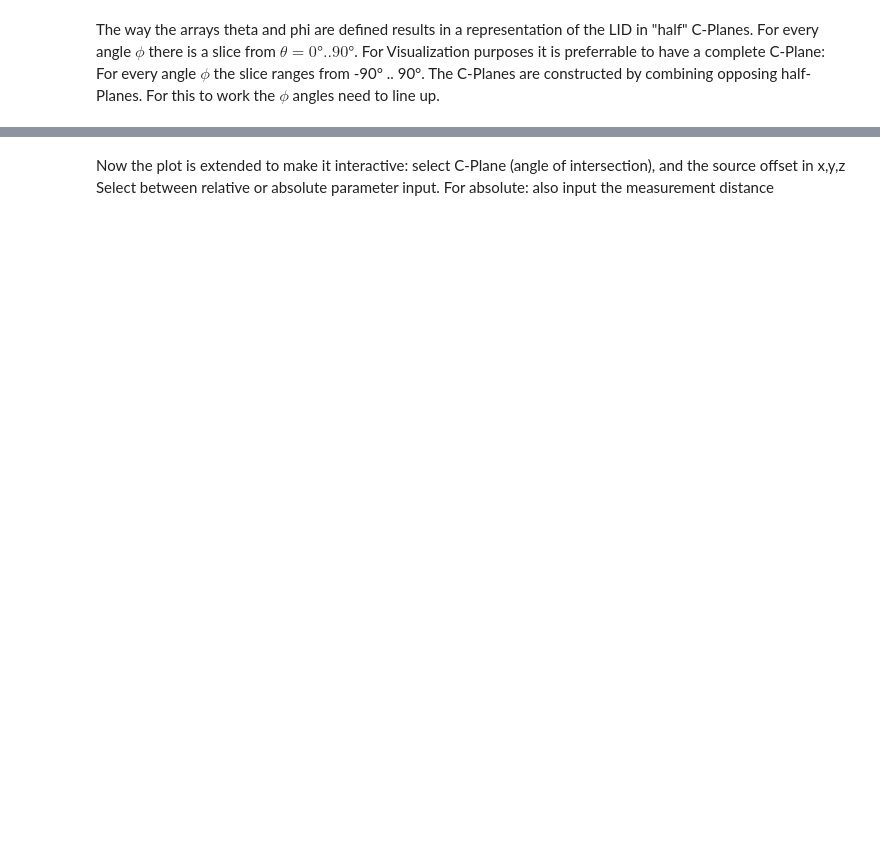
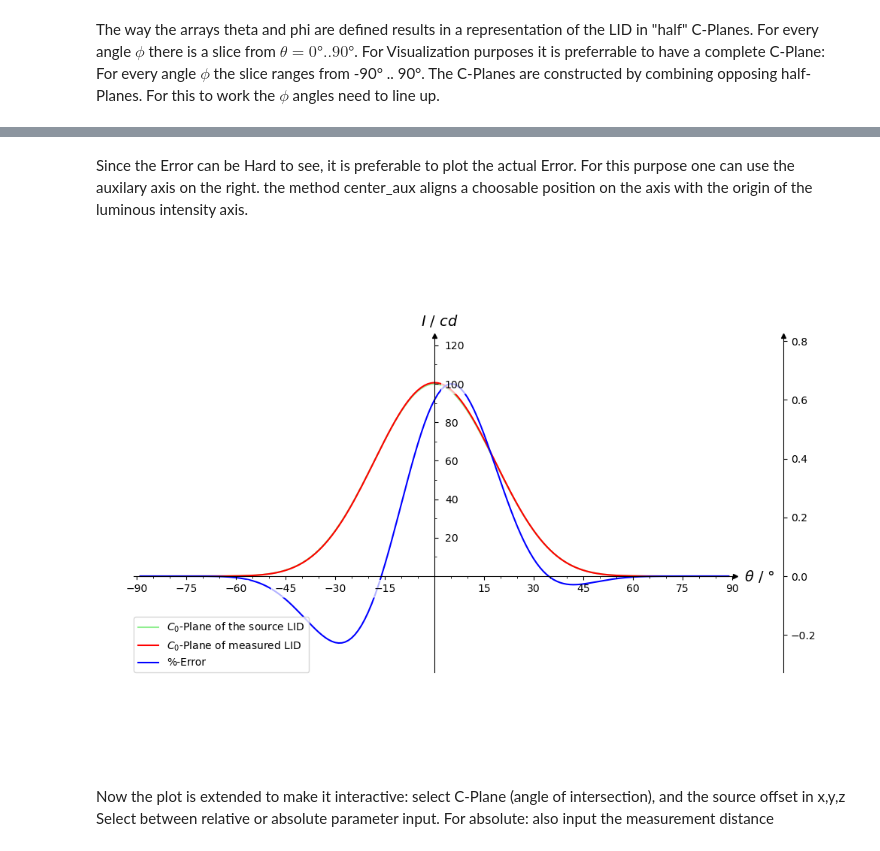
Before and after one commit to empir19nrm02/WP4, a Jupyter notebook: CoLPaper.ipynb, the cells around one changed output, grey strips where cells are left out. Cells and saved outputs as stored; diff of their text form; code cells hidden in the pictures; blank space fills up the shorter version.

```diff
--- a/CoLPaper.ipynb
+++ b/CoLPaper.ipynb
@@ -225,3 +249,18 @@ display(fig)
+# %% [markdown]
+Since the Error can be Hard to see, it is preferable to plot the actual Error. For this purpose one can use the auxilary axis on the right. the method center_aux aligns a choosable position on the axis with the origin of the luminous intensity axis.
+# %%
+# Choose between relative and absolute error
+
+#relto =  LID_source # for relative error
+relto = LID_source[0,0] # absolute error
+# calculate the difference between source and measurement in percent
+error_prcnt = 100 * (LID_measurement - LID_source) / relto
+error_prcnt_cplane = half2cplanes(error_prcnt,theta,phi)[0]
+ax.plot_aux(theta_cplane, error_prcnt_cplane[c], label='%-Error', c='blue')
+ax.ax_cart.legend(loc=(0.0,0.0))
+display(fig)
+# %% [output]
+[figure, added]
 # %% [markdown]
 Now the plot is extended to make it interactive:
 select C-Plane (angle of intersection), and the source offset in x,y,z
```
Also changed, not shown: parts of 23 cells of this notebook, 3 other files.
